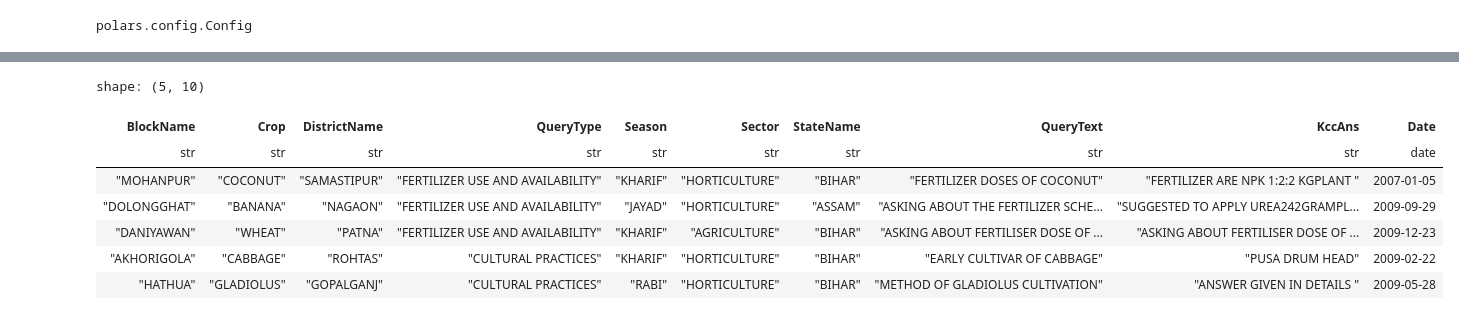
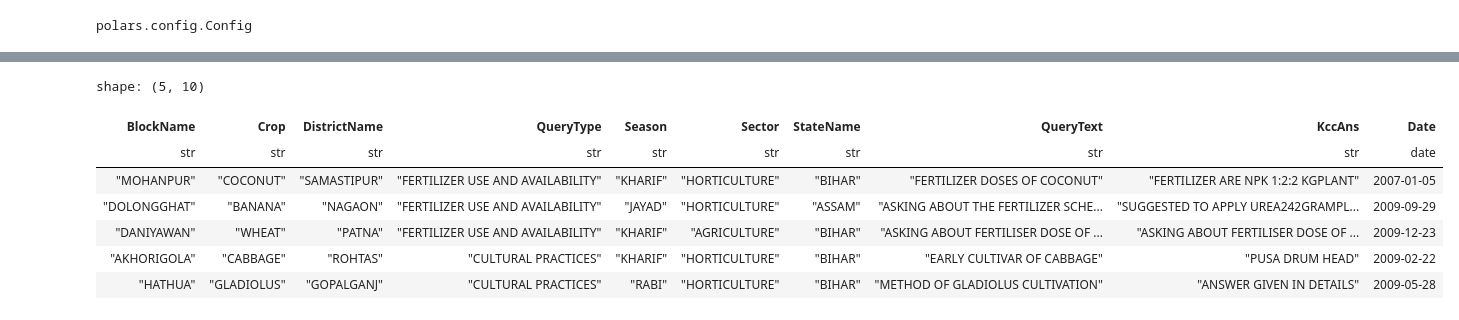
Before and after one commit to amandla-deployment/paper-farmer-chatbot, a Jupyter notebook: paper/codes/data_preprocessing_final.ipynb, the cells around one changed output, grey strips where cells are left out. Saved outputs shown, nothing was run; the diff lists cells and outputs as text; code cells hidden in the pictures.

```diff
--- a/paper/codes/data_preprocessing_final.ipynb
+++ b/paper/codes/data_preprocessing_final.ipynb
@@ -260,12 +127,12 @@ shape: (10, 3)
 # %%
-master_df.head()
+filtered_df.head()
 # %% [output]
 shape: (5, 10)
 | BlockName | Crop | DistrictName | QueryType | Season | Sector | StateName | QueryText | KccAns | Date |
 | str | str | str | str | str | str | str | str | str | date |
-| "MOHANPUR" | "COCONUT" | "SAMASTIPUR" | "FERTILIZER USE AND AVAILABILITY" | "KHARIF" | "HORTICULTURE" | "BIHAR" | "FERTILIZER DOSES OF COCONUT" | "FERTILIZER ARE NPK 1:2:2 KGPLANT " | 2007-01-05 |
+| "MOHANPUR" | "COCONUT" | "SAMASTIPUR" | "FERTILIZER USE AND AVAILABILITY" | "KHARIF" | "HORTICULTURE" | "BIHAR" | "FERTILIZER DOSES OF COCONUT" | "FERTILIZER ARE NPK 1:2:2 KGPLANT" | 2007-01-05 |
 | "DOLONGGHAT" | "BANANA" | "NAGAON" | "FERTILIZER USE AND AVAILABILITY" | "JAYAD" | "HORTICULTURE" | "ASSAM" | "ASKING ABOUT THE FERTILIZER SCHE... | "SUGGESTED TO APPLY UREA242GRAMPL... | 2009-09-29 |
 | "DANIYAWAN" | "WHEAT" | "PATNA" | "FERTILIZER USE AND AVAILABILITY" | "KHARIF" | "AGRICULTURE" | "BIHAR" | "ASKING ABOUT FERTILISER DOSE OF ... | "ASKING ABOUT FERTILISER DOSE OF ... | 2009-12-23 |
 | "AKHORIGOLA" | "CABBAGE" | "ROHTAS" | "CULTURAL PRACTICES" | "KHARIF" | "HORTICULTURE" | "BIHAR" | "EARLY CULTIVAR OF CABBAGE" | "PUSA DRUM HEAD" | 2009-02-22 |
-| "HATHUA" | "GLADIOLUS" | "GOPALGANJ" | "CULTURAL PRACTICES" | "RABI" | "HORTICULTURE" | "BIHAR" | "METHOD OF GLADIOLUS CULTIVATION" | "ANSWER GIVEN IN DETAILS " | 2009-05-28 |
+| "HATHUA" | "GLADIOLUS" | "GOPALGANJ" | "CULTURAL PRACTICES" | "RABI" | "HORTICULTURE" | "BIHAR" | "METHOD OF GLADIOLUS CULTIVATION" | "ANSWER GIVEN IN DETAILS" | 2009-05-28 |
 # %%
```
Also changed, not shown: parts of 12 cells of this notebook, 2 other files.
